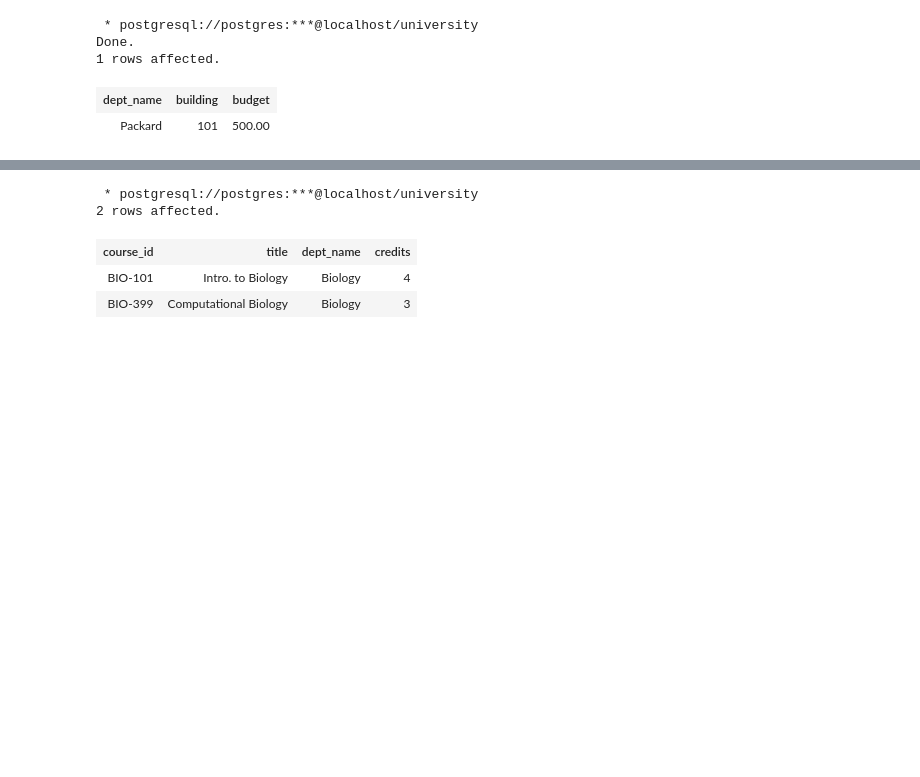
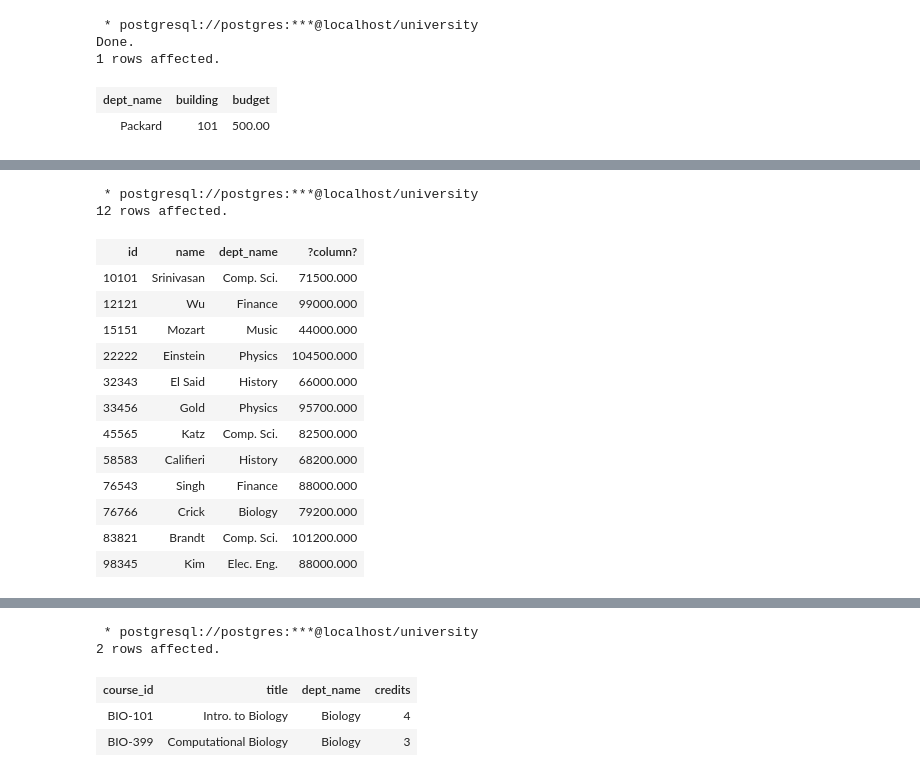
Before and after one commit to gpsaggese/umd_data605, a Jupyter notebook: projects/example1_jupyter_postgres/02-Basics-SQL.ipynb, the cells around one changed output, grey strips where cells are left out. Drawn from its saved outputs; the diff is of its cells as text; code cells hidden in the pictures; blank space fills up the shorter version.

```diff
--- a/projects/example1_jupyter_postgres/02-Basics-SQL.ipynb
+++ b/projects/example1_jupyter_postgres/02-Basics-SQL.ipynb
@@ -277,0 +309,19 @@ SELECT * FROM course;
+# %%
+%%sql
+SELECT id, name, dept_name, salary * 1.1 FROM instructor;
+# %% [output]
+ * postgresql://postgres:***@localhost/university
+12 rows affected.
+| id | name | dept_name | ?column? |
+| 10101 | Srinivasan | Comp. Sci. | 71500.000 |
+| 12121 | Wu | Finance | 99000.000 |
+| 15151 | Mozart | Music | 44000.000 |
+| 22222 | Einstein | Physics | 104500.000 |
+| 32343 | El Said | History | 66000.000 |
+| 33456 | Gold | Physics | 95700.000 |
+| 45565 | Katz | Comp. Sci. | 82500.000 |
+| 58583 | Califieri | History | 68200.000 |
+| 76543 | Singh | Finance | 88000.000 |
+| 76766 | Crick | Biology | 79200.000 |
+| 83821 | Brandt | Comp. Sci. | 101200.000 |
+| 98345 | Kim | Elec. Eng. | 88000.000 |
```
Also changed, not shown: parts of 21 cells of this notebook.
